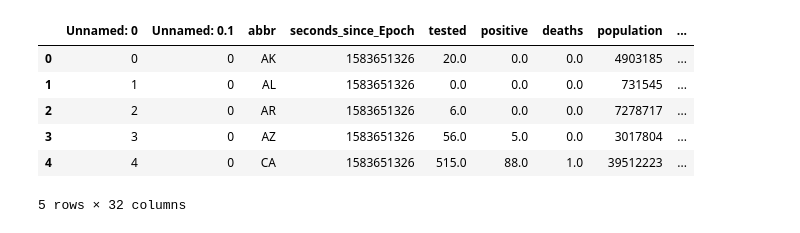
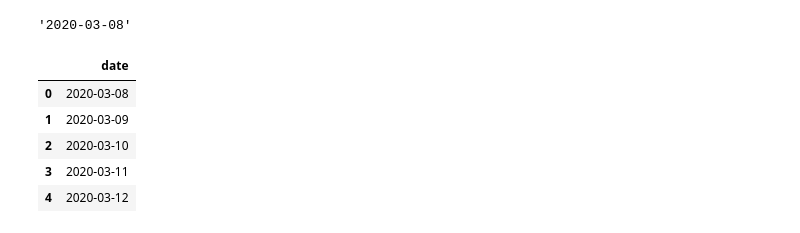
Before and after one commit to r0bert8841/simplec19dashboard, a Jupyter notebook: create_visualizations.ipynb, the cells around one changed output. Cells and saved outputs as stored; diff of their text form; code cells hidden in the pictures.

```diff
--- a/create_visualizations.ipynb
+++ b/create_visualizations.ipynb
@@ -20,14 +20,19 @@ df.head(5)
 5 rows × 30 columns
-# %%
-df['datetime'] = pd.to_datetime(df['seconds_since_Epoch'], unit='s')
-df['date'] = df['datetime'].dt.date
-
-df.head(5)
-# %% [output]
-|  | Unnamed: 0 | Unnamed: 0.1 | abbr | seconds_since_Epoch | tested | positive | deaths | population | ... |
-| 0 | 0 | 0 | AK | 1583651326 | 20.0 | 0.0 | 0.0 | 4903185 | ... |
-| 1 | 1 | 0 | AL | 1583651326 | 0.0 | 0.0 | 0.0 | 731545 | ... |
-| 2 | 2 | 0 | AR | 1583651326 | 6.0 | 0.0 | 0.0 | 7278717 | ... |
-| 3 | 3 | 0 | AZ | 1583651326 | 56.0 | 5.0 | 0.0 | 3017804 | ... |
-| 4 | 4 | 0 | CA | 1583651326 | 515.0 | 88.0 | 1.0 | 39512223 | ... |
-5 rows × 32 columns
+# %%
+df['date'].min()
+# %% [output]
+'2020-03-08'
+# %%
+now = datetime.date.today()
+current_date = now.strftime("%Y-%m-%d")
+date_df = pd.DataFrame({"date": pd.date_range('2020-03-08',current_date)})
+date_df['date'] = date_df['date'].dt.strftime("%Y-%m-%d")
+
+date_df.head()
+# %% [output]
+|  | date |
+| 0 | 2020-03-08 |
+| 1 | 2020-03-09 |
+| 2 | 2020-03-10 |
+| 3 | 2020-03-11 |
+| 4 | 2020-03-12 |
```
Also changed, not shown: parts of 2 cells of this notebook, 4 other files.
